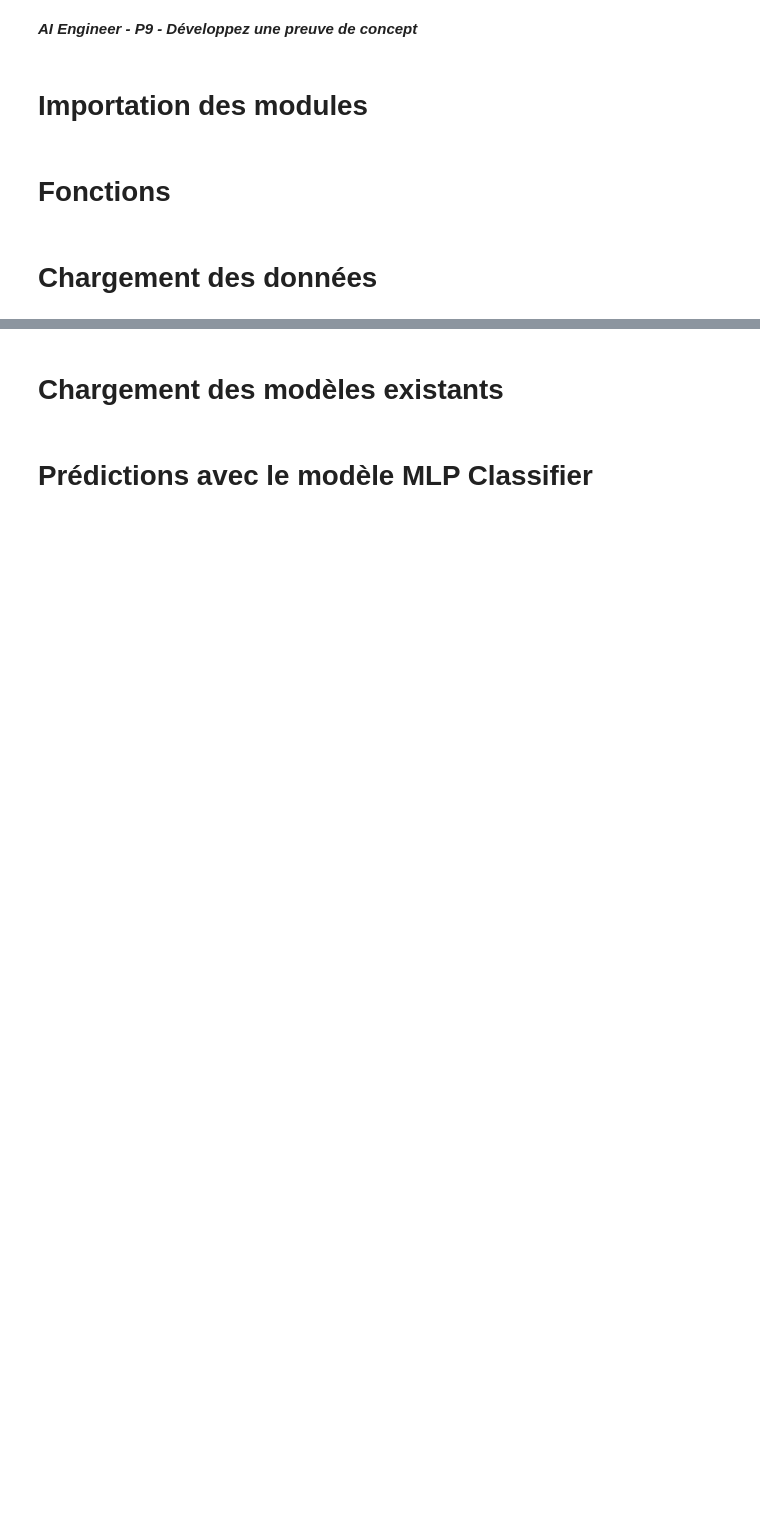
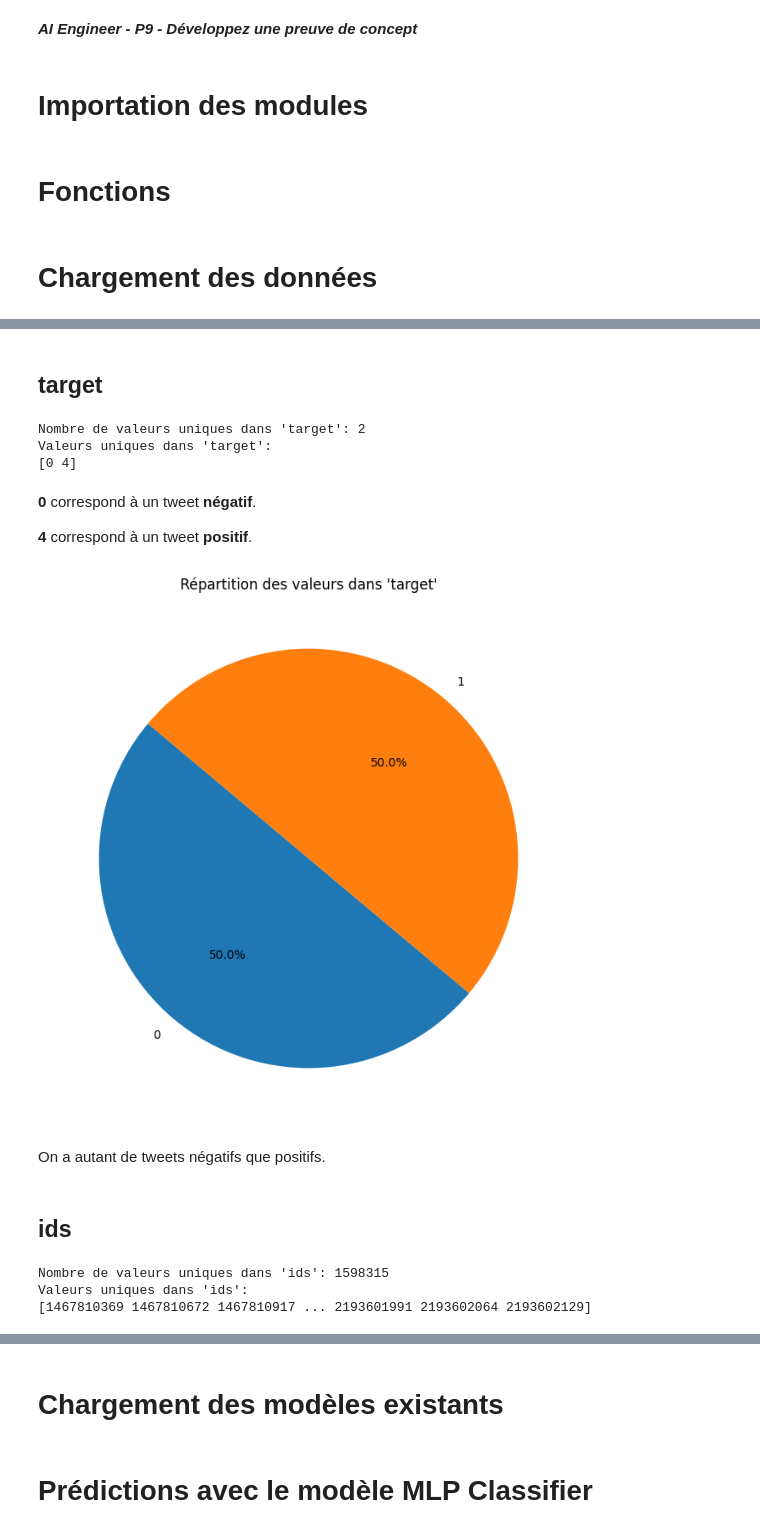
Before and after one commit to stess/AI_P9-Notebook, a Jupyter notebook: Roulland_Stéphanie_2_notebook_122024.ipynb, the cells around one changed output, grey strips where cells are left out. Cells and saved outputs as stored; diff of their text form; code cells hidden in the pictures; blank space fills up the shorter version.

```diff
--- a/Roulland_Stéphanie_2_notebook_122024.ipynb
+++ b/Roulland_Stéphanie_2_notebook_122024.ipynb
@@ -49,0 +76,5 @@ print(df_final.head())
+# %%
+df_tweets = pd.read_csv(r"training.1600000.processed.noemoticon.csv", header=None, encoding='ISO-8859-1')
+# %%
+# Ajout d'un en-tête
+df_tweets.columns = ["target", "ids", "date", "flag", "user", "text"]
@@ -49,0 +106,50 @@ print(df_final.head())
+# %% [markdown]
+## target
+# %%
+nombre_valeurs_uniques = df_tweets['target'].nunique()
+valeurs_uniques = df_tweets['target'].unique()
+
+# Affichage du nombre de valeurs uniques
+print(f"Nombre de valeurs uniques dans 'target': {nombre_valeurs_uniques}")
+
+# Affichage des valeurs uniques
+print(f"Valeurs uniques dans 'target':\n{valeurs_uniques}")
+# %% [output]
+Nombre de valeurs uniques dans 'target': 2
+Valeurs uniques dans 'target':
+[0 4]
+# %% [markdown]
+**0** correspond à un tweet **négatif**.
+
+**4** correspond à un tweet **positif**.
+# %%
+# Replacement de la valeur 4 (positif) par 1
+df_tweets['target'] = df_tweets['target'].apply(lambda x: 1 if x == 4 else 0)
+# %%
+# Compter les occurrences de chaque valeur unique
+valeurs_comptes = df_tweets['target'].value_counts()
+
+# Créer le pie plot
+plt.figure(figsize=(8, 8))
+plt.pie(valeurs_comptes, labels=valeurs_comptes.index, autopct='%1.1f%%', startangle=140)
+plt.title("Répartition des valeurs dans 'target'")
+plt.show()
+# %% [output]
+[figure, added]
+# %% [markdown]
+On a autant de tweets négatifs que positifs.
+# %% [markdown]
+## ids
+# %%
+nombre_valeurs_uniques = df_tweets['ids'].nunique()
+valeurs_uniques = df_tweets['ids'].unique()
+
+# Affichage du nombre de valeurs uniques
+print(f"Nombre de valeurs uniques dans 'ids': {nombre_valeurs_uniques}")
+
+# Affichage des valeurs uniques
+print(f"Valeurs uniques dans 'ids':\n{valeurs_uniques}")
+# %% [output]
+Nombre de valeurs uniques dans 'ids': 1598315
+Valeurs uniques dans 'ids':
+[1467810369 1467810672 1467810917 ... 2193601991 2193602064 2193602129]
```
Also changed, not shown: parts of 38 cells of this notebook.
